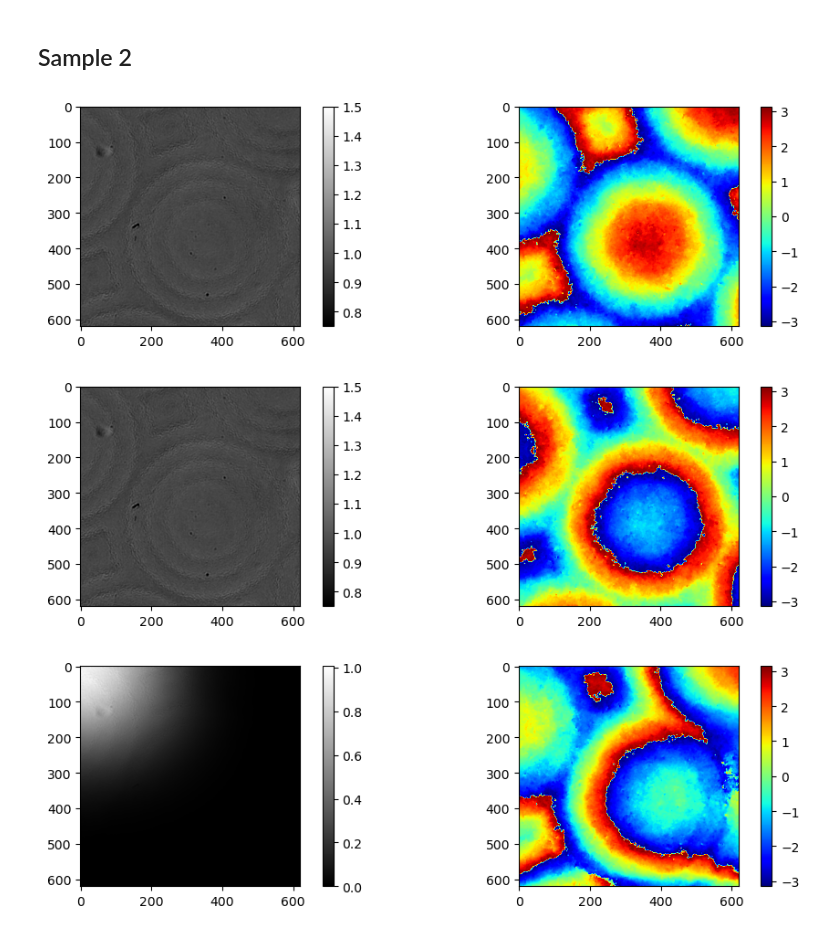
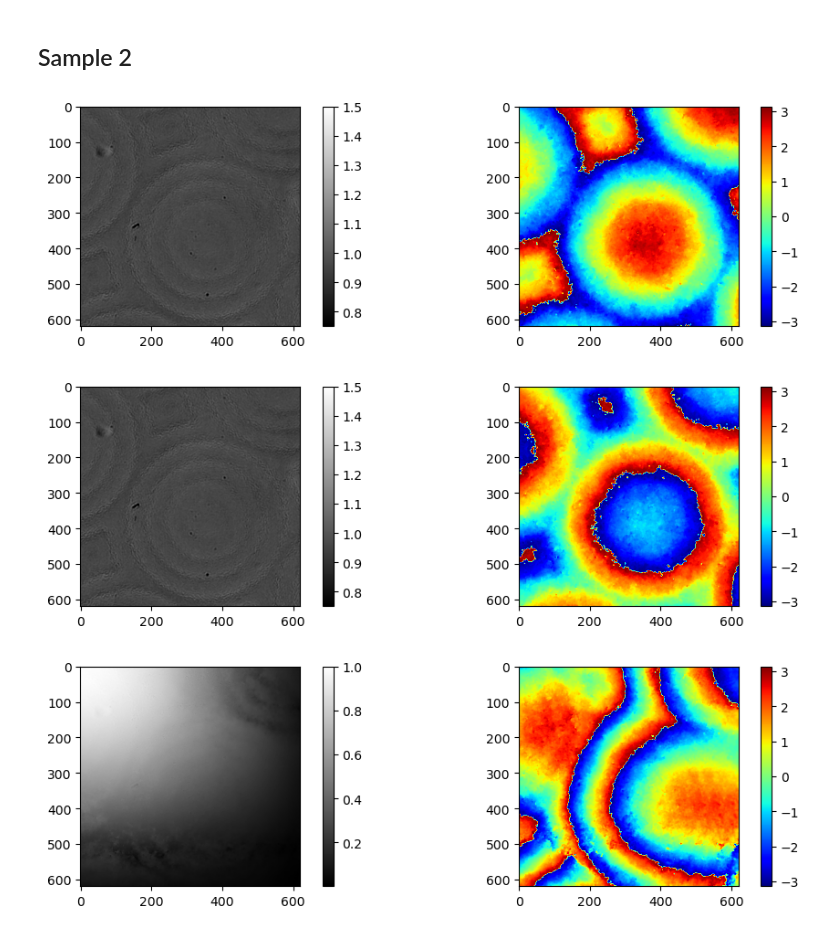
Before and after one commit to Muhammad-Kazim/wave_prop_package, a Jupyter notebook: examples/v3_tilt_real_object.ipynb, the cells around one changed output. Drawn from its saved outputs; the diff is of its cells as text; code cells hidden in the pictures.

Commit message:
rotation error shows up in amp

```diff
--- a/examples/v3_tilt_real_object.ipynb
+++ b/examples/v3_tilt_real_object.ipynb
@@ -80,6 +80,8 @@ plt.show()
 # %% [markdown]
 ## Sample 2
 # %%
+wl = 532*1e-9
+
 sample_name = f'../outputs/Reconstruction/MLA1507ARM_01_01.mat'
 
 A = np.array(h5py.File(sample_name, 'r').get('A'))[100:720, 100:720]
@@ -104,39 +106,33 @@ plt.colorbar(cp_amp, ax=axs[0])
 plt.colorbar(cp_ang, ax=axs[1])
 
 plt.show()
 
 _ = wave_obj.propogate(5e-6)
 
 fig, axs = plt.subplots(1, 2, figsize=(10, 3), tight_layout=True)
 cp_amp = axs[0].imshow(np.abs(wave_obj.wavefield_z1)**2, vmax=1.5, vmin=0.75, cmap='gray')
 cp_ang = axs[1].imshow(np.angle(wave_obj.wavefield_z1), vmin=-1*np.pi, vmax=np.pi, cmap='jet')
 
 plt.colorbar(cp_amp, ax=axs[0])
 plt.colorbar(cp_ang, ax=axs[1])
 
 plt.show()
 
-# x = np.linspace(0, 420, 420)
-# y = np.linspace(0, 420, 420)
-
-# X, Y = np.meshgrid(x, y, indexing='ij')
-# Z = 1e-3*X + 1e-3*Y
-
 # seems like non-linear amplitude modulation
 # needs to be fixed before use
-wavefield_obj = wave_obj.obliquePlaneProp(rotation=[5, 0], degrees=True, samples_ref_spectrum=640*3, shift=False)
+wavefield_obj = wave_obj.obliquePlaneProp(rotation=[10, 0], degrees=True, samples_ref_spectrum=640*2, shift=False)
 
 fig, axs = plt.subplots(1, 2, figsize=(10, 3), tight_layout=True)
-cp_amp = axs[0].imshow(np.abs(wavefield_obj)**2, cmap='gray',
+cp_amp = axs[0].imshow(np.abs(wavefield_obj)**0.45, cmap='gray', vmax=1.
                     #    extent=(0, 420*6.45, 0, 420*6.45)
                        )
 cp_ang = axs[1].imshow(np.angle(wavefield_obj), vmin=-1*np.pi, vmax=np.pi, cmap='jet')
 
 plt.colorbar(cp_amp, ax=axs[0])
 plt.colorbar(cp_ang, ax=axs[1])
 # axs[0].grid()
 plt.show()
 # %% [output]
 [figure]
 [figure]
-[figure, old version]
+[figure, new version]
```
Also changed, not shown: parts of 2 cells of this notebook, 2 other files.
